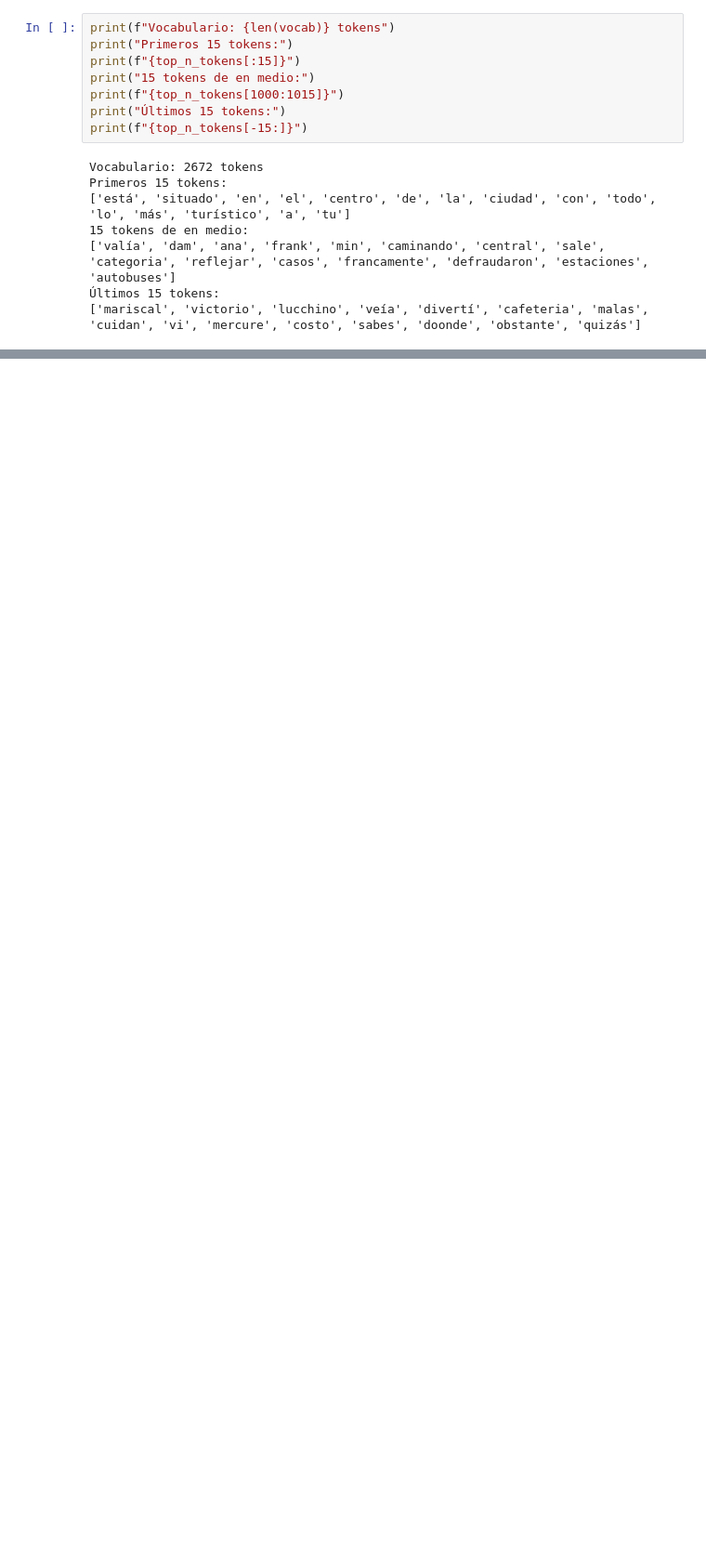
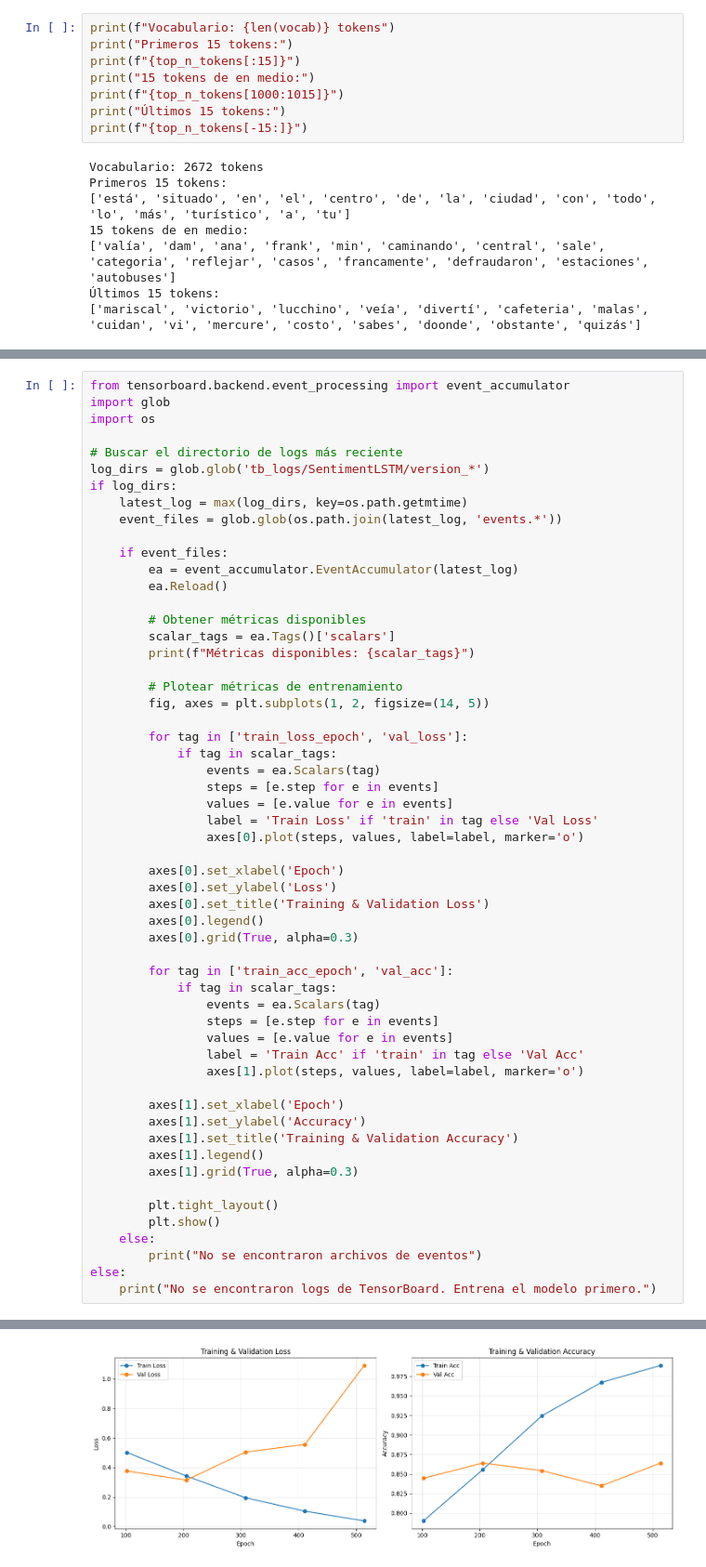
Before and after one commit to sebastianb92/nlp-labs, a Jupyter notebook: Session2/1-Word-Embeddings.ipynb, the cells around one changed output, grey strips where cells are left out. Shown at 93% size. Saved outputs shown, nothing was run; the diff lists cells and outputs as text; blank space fills up the shorter version.

```diff
--- a/Session2/1-Word-Embeddings.ipynb
+++ b/Session2/1-Word-Embeddings.ipynb
@@ -143,0 +679,57 @@ Primeros 15 tokens:
+# %%
+from tensorboard.backend.event_processing import event_accumulator
+import glob
+import os
+
+# Buscar el directorio de logs más reciente
+log_dirs = glob.glob('tb_logs/SentimentLSTM/version_*')
+if log_dirs:
+    latest_log = max(log_dirs, key=os.path.getmtime)
+    event_files = glob.glob(os.path.join(latest_log, 'events.*'))
+
+    if event_files:
+        ea = event_accumulator.EventAccumulator(latest_log)
+        ea.Reload()
+
+        # Obtener métricas disponibles
+        scalar_tags = ea.Tags()['scalars']
+        print(f"Métricas disponibles: {scalar_tags}")
+
+        # Plotear métricas de entrenamiento
+        fig, axes = plt.subplots(1, 2, figsize=(14, 5))
+
+        for tag in ['train_loss_epoch', 'val_loss']:
+            if tag in scalar_tags:
+                events = ea.Scalars(tag)
+                steps = [e.step for e in events]
+                values = [e.value for e in events]
+                label = 'Train Loss' if 'train' in tag else 'Val Loss'
+                axes[0].plot(steps, values, label=label, marker='o')
+
+        axes[0].set_xlabel('Epoch')
+        axes[0].set_ylabel('Loss')
+        axes[0].set_title('Training & Validation Loss')
+        axes[0].legend()
+        axes[0].grid(True, alpha=0.3)
+
+        for tag in ['train_acc_epoch', 'val_acc']:
+            if tag in scalar_tags:
+                events = ea.Scalars(tag)
+                steps = [e.step for e in events]
+                values = [e.value for e in events]
+                label = 'Train Acc' if 'train' in tag else 'Val Acc'
+                axes[1].plot(steps, values, label=label, marker='o')
+
+        axes[1].set_xlabel('Epoch')
+        axes[1].set_ylabel('Accuracy')
+        axes[1].set_title('Training & Validation Accuracy')
+        axes[1].legend()
+        axes[1].grid(True, alpha=0.3)
+
+        plt.tight_layout()
+        plt.show()
+    else:
+        print("No se encontraron archivos de eventos")
+else:
+    print("No se encontraron logs de TensorBoard. Entrena el modelo primero.")
+# %% [output]
@@ -143,0 +737 @@ Primeros 15 tokens:
+[figure, added]
```
Also changed, not shown: parts of 30 cells of this notebook.
